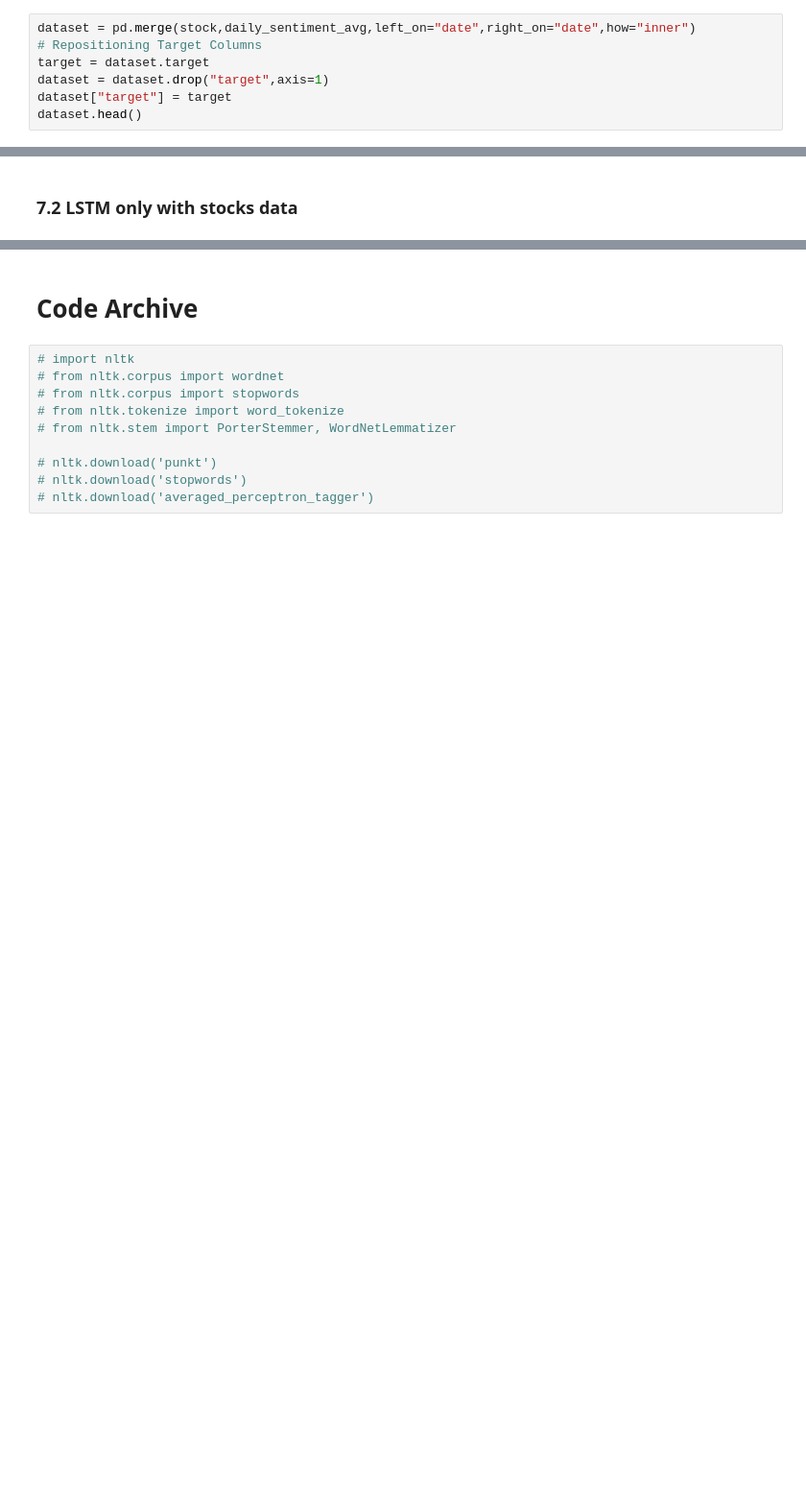
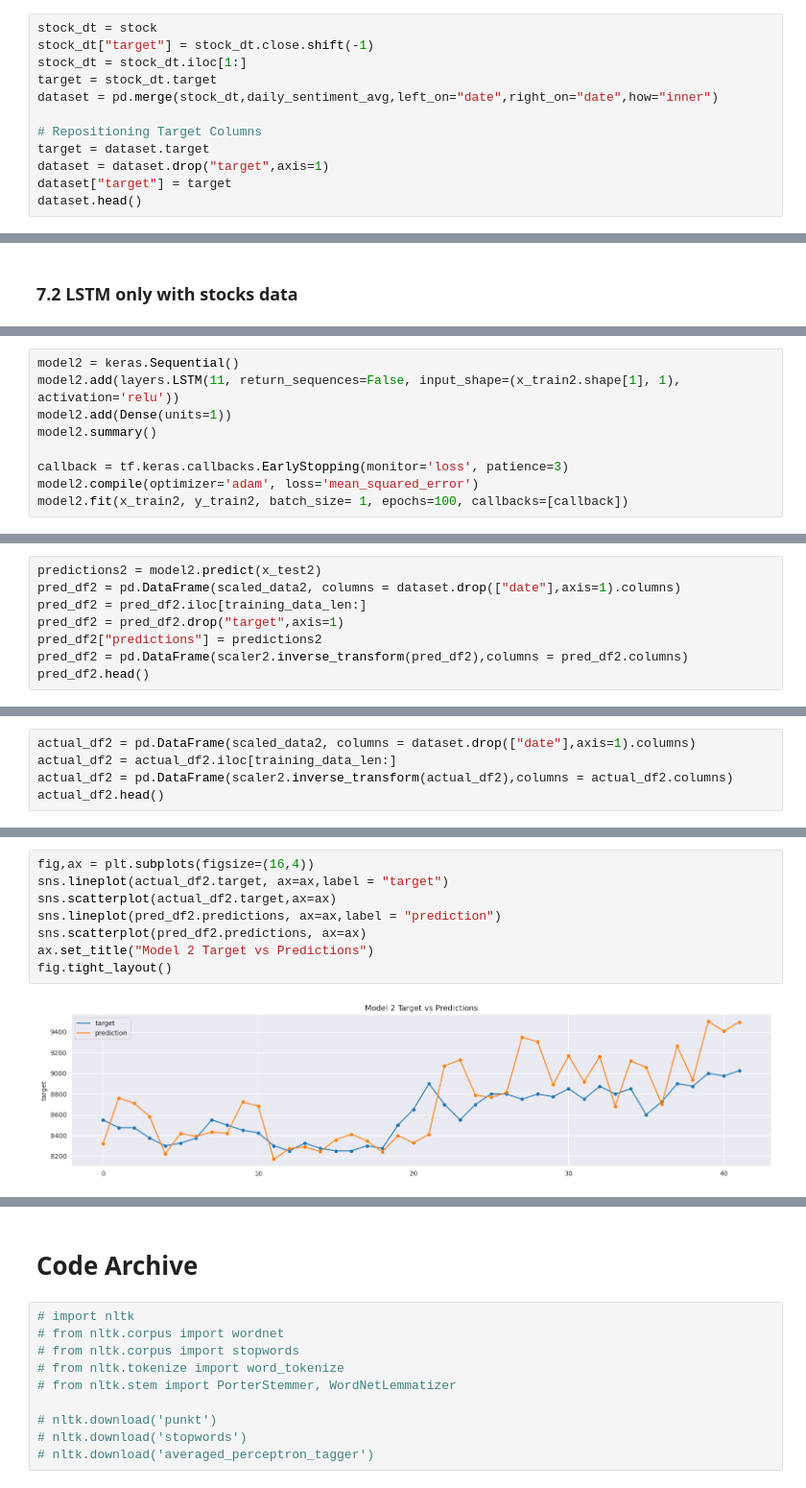
Before and after one commit to isaidhs/Data-Analytics-Notebook, a Jupyter notebook: bbca-stocks-forecasting-using-sentiment-analysis.ipynb, the cells around one changed output, grey strips where cells are left out. Shown at 96% size. Drawn from its saved outputs; the diff is of its cells as text; blank space fills up the shorter version.

```diff
--- a/bbca-stocks-forecasting-using-sentiment-analysis.ipynb
+++ b/bbca-stocks-forecasting-using-sentiment-analysis.ipynb
@@ -269,7 +273,12 @@ Text(0.5, 1.0, 'Sentiment Score Distribution')
 # %% [markdown]
 ### 7.1 Dataset Preparation
 # %%
-dataset = pd.merge(stock,daily_sentiment_avg,left_on="date",right_on="date",how="inner")
+stock_dt = stock
+stock_dt["target"] = stock_dt.close.shift(-1)
+stock_dt = stock_dt.iloc[1:]
+target = stock_dt.target
+dataset = pd.merge(stock_dt,daily_sentiment_avg,left_on="date",right_on="date",how="inner")
+
 # Repositioning Target Columns
 target = dataset.target
 dataset = dataset.drop("target",axis=1)
@@ -420,0 +451,9 @@ Epoch 12/100
+# %%
+model2 = keras.Sequential()
+model2.add(layers.LSTM(11, return_sequences=False, input_shape=(x_train2.shape[1], 1), activation='relu'))
+model2.add(Dense(units=1))
+model2.summary()
+
+callback = tf.keras.callbacks.EarlyStopping(monitor='loss', patience=3)
+model2.compile(optimizer='adam', loss='mean_squared_error')
+model2.fit(x_train2, y_train2, batch_size= 1, epochs=100, callbacks=[callback])
@@ -420,0 +479,8 @@ Epoch 12/100
+# %%
+predictions2 = model2.predict(x_test2)
+pred_df2 = pd.DataFrame(scaled_data2, columns = dataset.drop(["date"],axis=1).columns)
+pred_df2 = pred_df2.iloc[training_data_len:]
+pred_df2 = pred_df2.drop("target",axis=1)
+pred_df2["predictions"] = predictions2
+pred_df2 = pd.DataFrame(scaler2.inverse_transform(pred_df2),columns = pred_df2.columns)
+pred_df2.head()
@@ -420,0 +495,5 @@ Epoch 12/100
+# %%
+actual_df2 = pd.DataFrame(scaled_data2, columns = dataset.drop(["date"],axis=1).columns)
+actual_df2 = actual_df2.iloc[training_data_len:]
+actual_df2 = pd.DataFrame(scaler2.inverse_transform(actual_df2),columns = actual_df2.columns)
+actual_df2.head()
@@ -420,0 +507,10 @@ Epoch 12/100
+# %%
+fig,ax = plt.subplots(figsize=(16,4))
+sns.lineplot(actual_df2.target, ax=ax,label = "target")
+sns.scatterplot(actual_df2.target,ax=ax)
+sns.lineplot(pred_df2.predictions, ax=ax,label = "prediction")
+sns.scatterplot(pred_df2.predictions, ax=ax)
+ax.set_title("Model 2 Target vs Predictions")
+fig.tight_layout()
+# %% [output]
+[figure, added]
```
Also changed, not shown: parts of 40 cells of this notebook.
